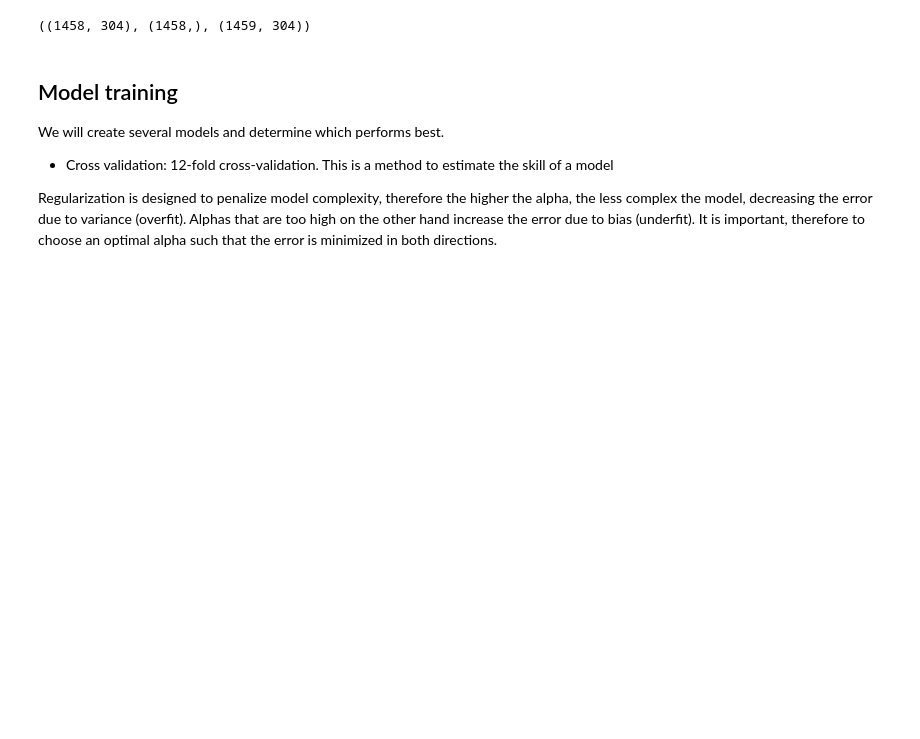
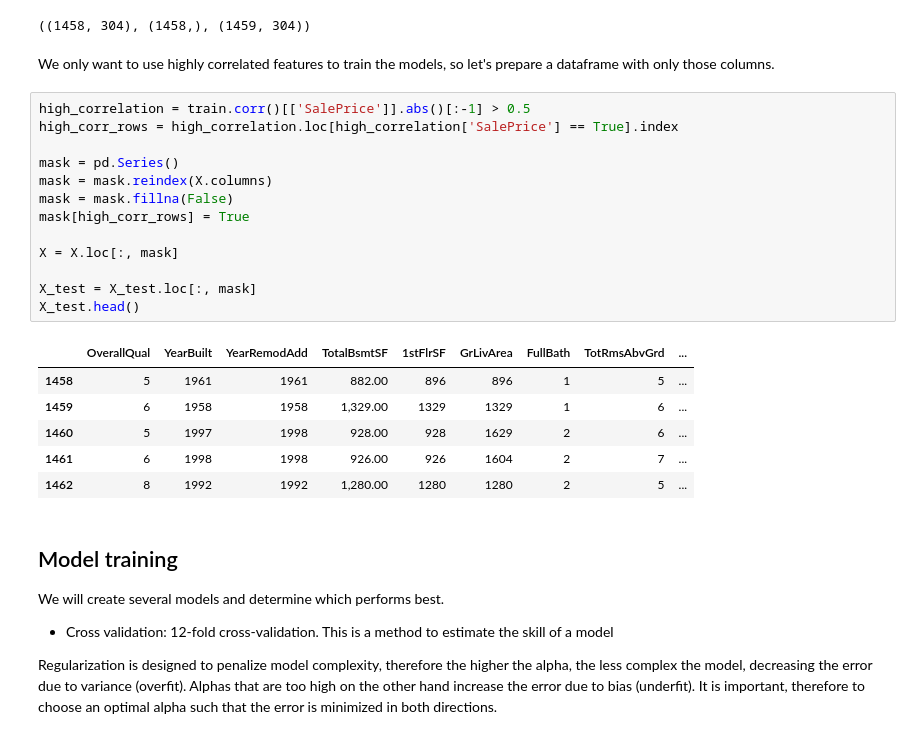
Before and after one commit to niekcandaele/ames-housing-data-analysis, a Jupyter notebook: analysis.ipynb, the cells around one changed output. Cells and saved outputs as stored; diff of their text form; blank space fills up the shorter version.

```diff
--- a/analysis.ipynb
+++ b/analysis.ipynb
@@ -226,6 +219,28 @@ X_test = all_features.iloc[len(train_labels):, :]
 X.shape, train_labels.shape, X_test.shape
 # %% [output]
 ((1458, 304), (1458,), (1459, 304))
+# %% [markdown]
+We only want to use highly correlated features to train the models, so let's prepare a dataframe with only those columns.
+# %%
+high_correlation = train.corr()[['SalePrice']].abs()[:-1] > 0.5
+high_corr_rows = high_correlation.loc[high_correlation['SalePrice'] == True].index
+
+mask = pd.Series()
+mask = mask.reindex(X.columns)
+mask = mask.fillna(False)
+mask[high_corr_rows] = True
+
+X = X.loc[:, mask]
+
+X_test = X_test.loc[:, mask]
+X_test.head()
+# %% [output]
+|  | OverallQual | YearBuilt | YearRemodAdd | TotalBsmtSF | 1stFlrSF | GrLivArea | FullBath | TotRmsAbvGrd | ... |
+| 1458 | 5 | 1961 | 1961 | 882.00 | 896 | 896 | 1 | 5 | ... |
+| 1459 | 6 | 1958 | 1958 | 1,329.00 | 1329 | 1329 | 1 | 6 | ... |
+| 1460 | 5 | 1997 | 1998 | 928.00 | 928 | 1629 | 2 | 6 | ... |
+| 1461 | 6 | 1998 | 1998 | 926.00 | 926 | 1604 | 2 | 7 | ... |
+| 1462 | 8 | 1992 | 1992 | 1,280.00 | 1280 | 1280 | 2 | 5 | ... |
 # %% [markdown]
 ## Model training
 
```
Also changed, not shown: parts of 11 cells of this notebook.
